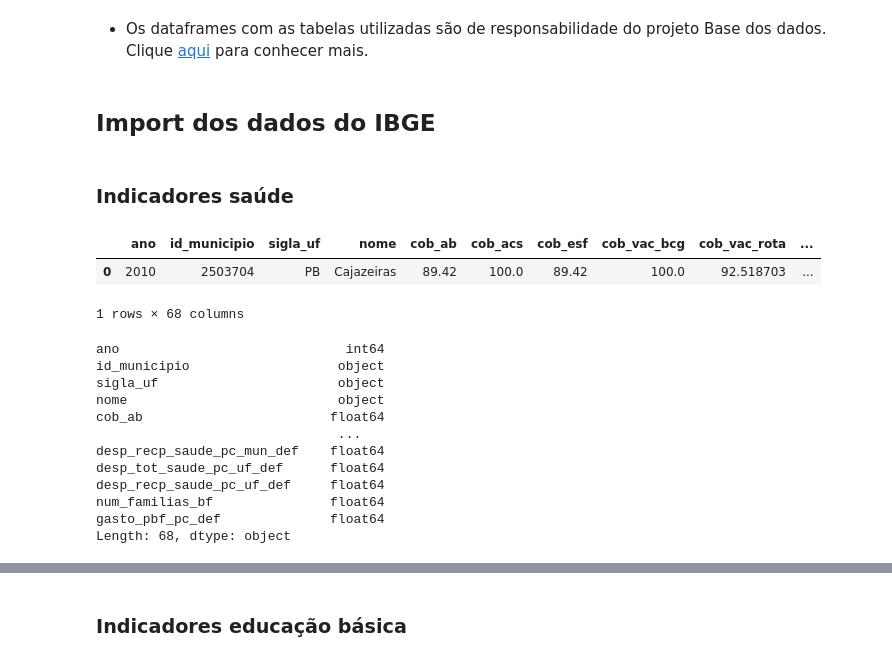
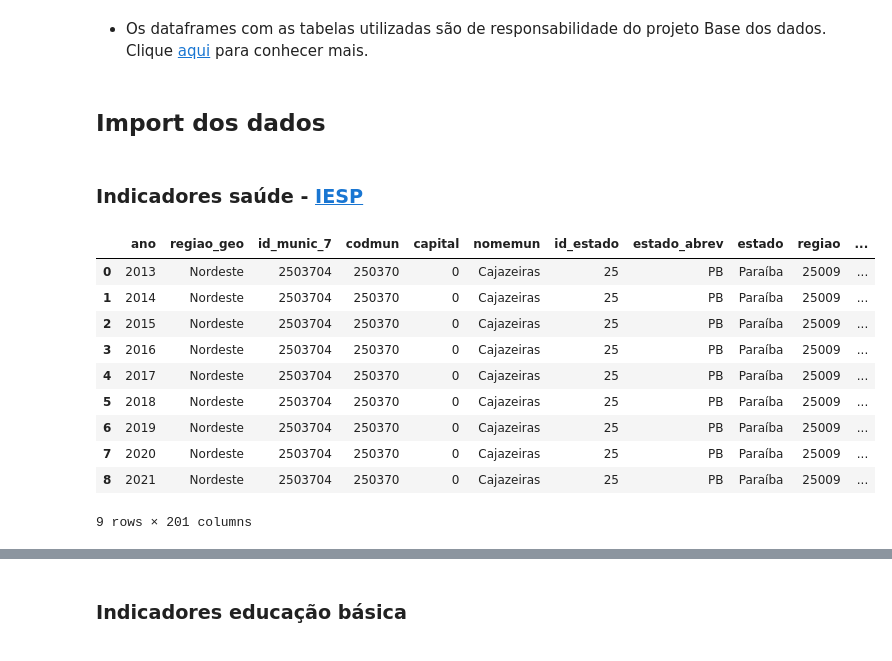
Before and after one commit to AllysonAbreu/dw_contas_publicas_2022, a Jupyter notebook: dea_despesas_dados_novos.ipynb, the cells around one changed output, grey strips where cells are left out. Drawn from its saved outputs; the diff is of its cells as text; code cells hidden in the pictures.

```diff
--- a/dea_despesas_dados_novos.ipynb
+++ b/dea_despesas_dados_novos.ipynb
@@ -52,27 +51,19 @@ query_educacao = "select db.ano,db.atu_ei, db.atu_ei_creche, db.atu_ei_pre_escol
 # %% [markdown]
-## Import dos dados do IBGE
+## Import dos dados
 # %% [markdown]
-### Indicadores saúde
+### Indicadores saúde - [IESP](https://iepsdata.org.br/data-downloads)
-# %%
-# Para carregar os dados do firebase direto no pandas
-df_ibge_saude = client.query(query_saude).to_dataframe()
-df_ibge_saude.head(1)
-# %% [output]
-|  | ano | id_municipio | sigla_uf | nome | cob_ab | cob_acs | cob_esf | cob_vac_bcg | cob_vac_rota | ... |
-| 0 | 2010 | 2503704 | PB | Cajazeiras | 89.42 | 100.0 | 89.42 | 100.0 | 92.518703 | ... |
-1 rows × 68 columns
-# %%
-df_ibge_saude.dtypes
-# %% [output]
-ano                             int64
-id_municipio                   object
-sigla_uf                       object
-nome                           object
-cob_ab                        float64
-                               ...
-desp_recp_saude_pc_mun_def    float64
-desp_tot_saude_pc_uf_def      float64
-desp_recp_saude_pc_uf_def     float64
-num_familias_bf               float64
-gasto_pbf_pc_def              float64
-Length: 68, dtype: object
+# %%
+df_saude_iesp = pd.read_csv('dados_saude_iesp_cz.csv', sep=';')
+df_saude_iesp
+# %% [output]
+|  | ano | regiao_geo | id_munic_7 | codmun | capital | nomemun | id_estado | estado_abrev | estado | regiao | ... |
+| 0 | 2013 | Nordeste | 2503704 | 250370 | 0 | Cajazeiras | 25 | PB | Paraíba | 25009 | ... |
+| 1 | 2014 | Nordeste | 2503704 | 250370 | 0 | Cajazeiras | 25 | PB | Paraíba | 25009 | ... |
+| 2 | 2015 | Nordeste | 2503704 | 250370 | 0 | Cajazeiras | 25 | PB | Paraíba | 25009 | ... |
+| 3 | 2016 | Nordeste | 2503704 | 250370 | 0 | Cajazeiras | 25 | PB | Paraíba | 25009 | ... |
+| 4 | 2017 | Nordeste | 2503704 | 250370 | 0 | Cajazeiras | 25 | PB | Paraíba | 25009 | ... |
+| 5 | 2018 | Nordeste | 2503704 | 250370 | 0 | Cajazeiras | 25 | PB | Paraíba | 25009 | ... |
+| 6 | 2019 | Nordeste | 2503704 | 250370 | 0 | Cajazeiras | 25 | PB | Paraíba | 25009 | ... |
+| 7 | 2020 | Nordeste | 2503704 | 250370 | 0 | Cajazeiras | 25 | PB | Paraíba | 25009 | ... |
+| 8 | 2021 | Nordeste | 2503704 | 250370 | 0 | Cajazeiras | 25 | PB | Paraíba | 25009 | ... |
+9 rows × 201 columns
```
Also changed, not shown: parts of 21 cells of this notebook.
